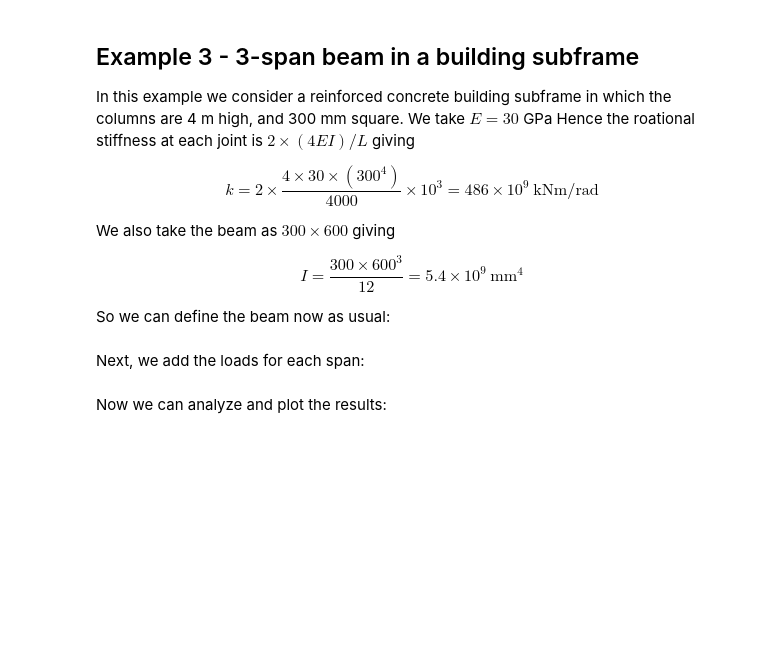
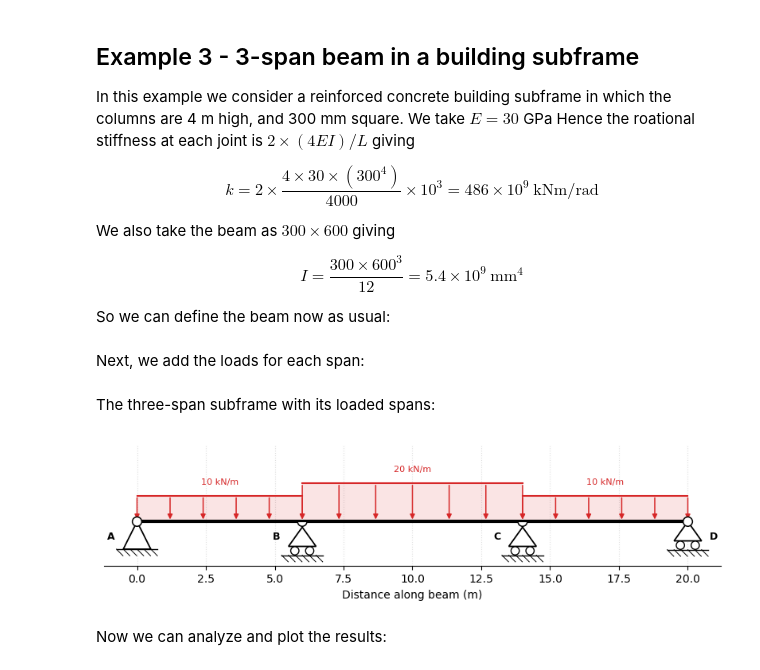
Before and after one commit to ccaprani/pycba, a Jupyter notebook: docs/source/notebooks/intro.ipynb, the cells around one changed output. Cells and saved outputs as stored; diff of their text form; code cells hidden in the pictures; blank space fills up the shorter version.

```diff
--- a/docs/source/notebooks/intro.ipynb
+++ b/docs/source/notebooks/intro.ipynb
@@ -123,6 +135,12 @@ Next, we add the loads for each span:
 beam_analysis.add_udl(i_span=1,w=10)
 beam_analysis.add_udl(i_span=2,w=20)
 beam_analysis.add_udl(i_span=3,w=10)
+# %% [markdown]
+The three-span subframe with its loaded spans:
+# %%
+beam_analysis.beam.plot();
+# %% [output]
+[figure, added]
 # %% [markdown]
 Now we can analyze and plot the results:
 # %%
```
Also changed, not shown: parts of 4 cells of this notebook.
